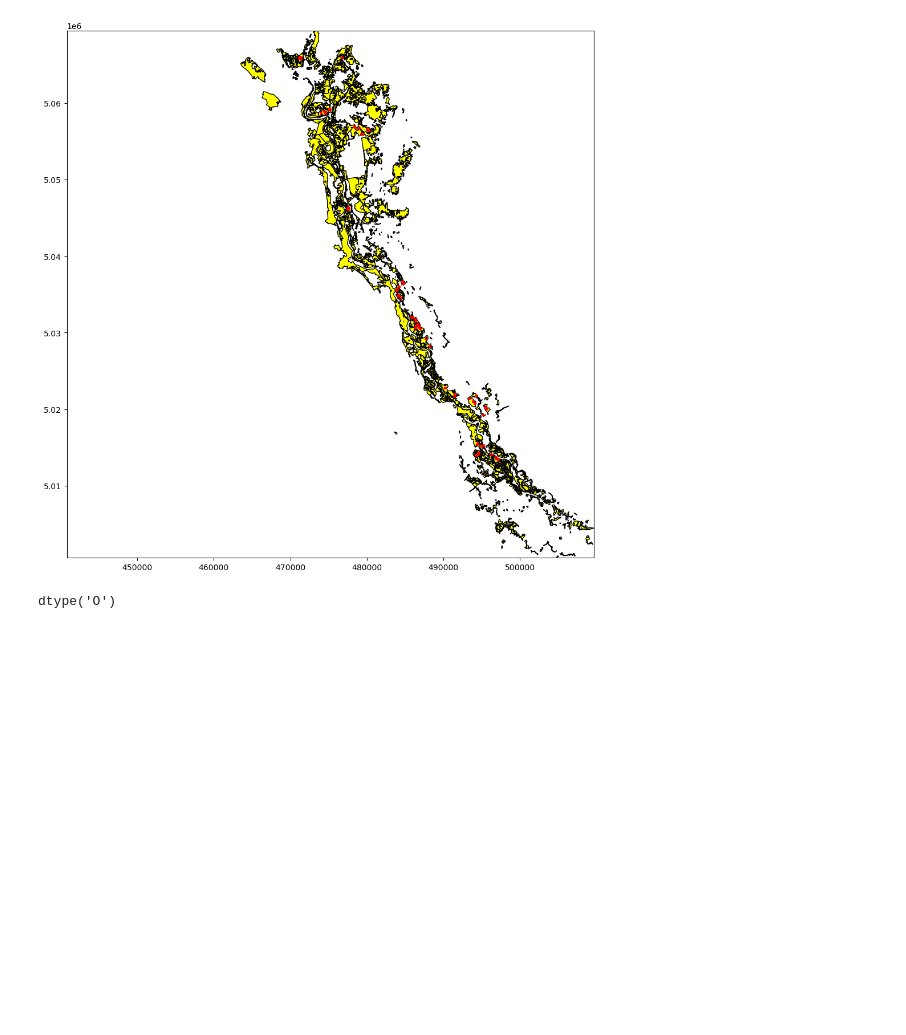
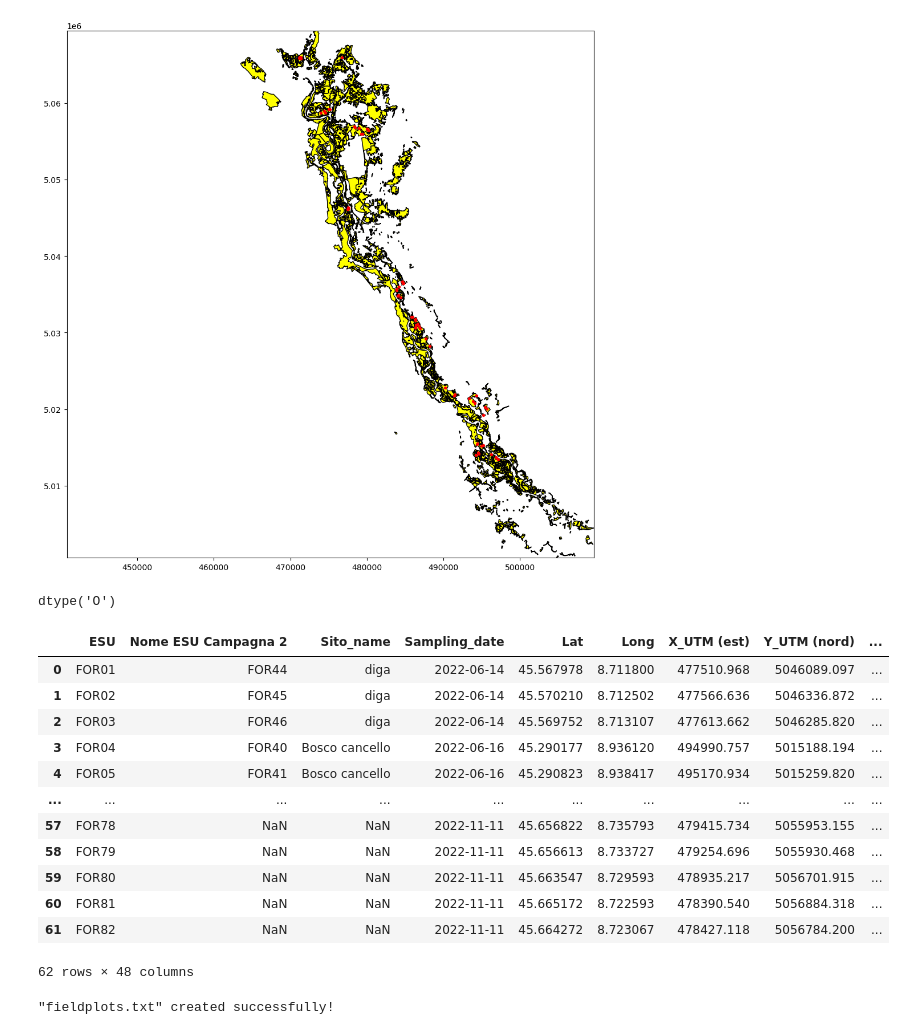
Before and after one commit to IAGO1215/TicinoBiodivMapBicocca, a Jupyter notebook: Python/3-Field Biodiversity Data Process.ipynb, the cells around one changed output. Saved outputs shown, nothing was run; the diff lists cells and outputs as text; code cells hidden in the pictures; blank space fills up the shorter version.

```diff
--- a/Python/3-Field Biodiversity Data Process.ipynb
+++ b/Python/3-Field Biodiversity Data Process.ipynb
@@ -222,5 +222,33 @@ gdf_FieldSpezie['Sampling_date'] = gdf_FieldSpezie['Sampling_date'].astype('str'
 gdf_FieldSpezie['Sampling_date'].dtypes
 # %% [output]
 dtype('O')
+# %%
+# Drop the auto generated "index" columns generated during the previous process
+gdf_FieldSpezie_final = gdf_FieldSpezie.drop(columns=['level_0','index'])
+gdf_FieldSpezie_final
+# %% [output]
+|  | ESU | Nome ESU Campagna 2 | Sito_name | Sampling_date | Lat | Long | X_UTM (est) | Y_UTM (nord) | ... |
+| 0 | FOR01 | FOR44 | diga | 2022-06-14 | 45.567978 | 8.711800 | 477510.968 | 5046089.097 | ... |
+| 1 | FOR02 | FOR45 | diga | 2022-06-14 | 45.570210 | 8.712502 | 477566.636 | 5046336.872 | ... |
+| 2 | FOR03 | FOR46 | diga | 2022-06-14 | 45.569752 | 8.713107 | 477613.662 | 5046285.820 | ... |
+| 3 | FOR04 | FOR40 | Bosco cancello | 2022-06-16 | 45.290177 | 8.936120 | 494990.757 | 5015188.194 | ... |
+| 4 | FOR05 | FOR41 | Bosco cancello | 2022-06-16 | 45.290823 | 8.938417 | 495170.934 | 5015259.820 | ... |
+| ... | ... | ... | ... | ... | ... | ... | ... | ... | ... |
+| 57 | FOR78 | NaN | NaN | 2022-11-11 | 45.656822 | 8.735793 | 479415.734 | 5055953.155 | ... |
+| 58 | FOR79 | NaN | NaN | 2022-11-11 | 45.656613 | 8.733727 | 479254.696 | 5055930.468 | ... |
+| 59 | FOR80 | NaN | NaN | 2022-11-11 | 45.663547 | 8.729593 | 478935.217 | 5056701.915 | ... |
+| 60 | FOR81 | NaN | NaN | 2022-11-11 | 45.665172 | 8.722593 | 478390.540 | 5056884.318 | ... |
+| 61 | FOR82 | NaN | NaN | 2022-11-11 | 45.664272 | 8.723067 | 478427.118 | 5056784.200 | ... |
+62 rows × 48 columns
+# %%
+# Since the names of some columns bypass the 10-character limit, we need to save their names separately into a local .txt files which will be used as an alias when we import the shapefile in other scriptes or softwares.
+# spezie_name = gdf_FieldSpezie_final.columns[8:-1]
+column_name = gdf_FieldSpezie_final.columns
+with open(cwd_Field + '\\fieldplots.txt', 'w') as file:
+    for column in column_name:
+        file.write("%s\n" % column)
+    print('"fieldplots.txt" created successfully!')
+# %% [output]
+"fieldplots.txt" created successfully!
 # %%
 # Save our field plots shapefile!
```
Also changed, not shown: parts of 2 cells of this notebook, 1 other file.
